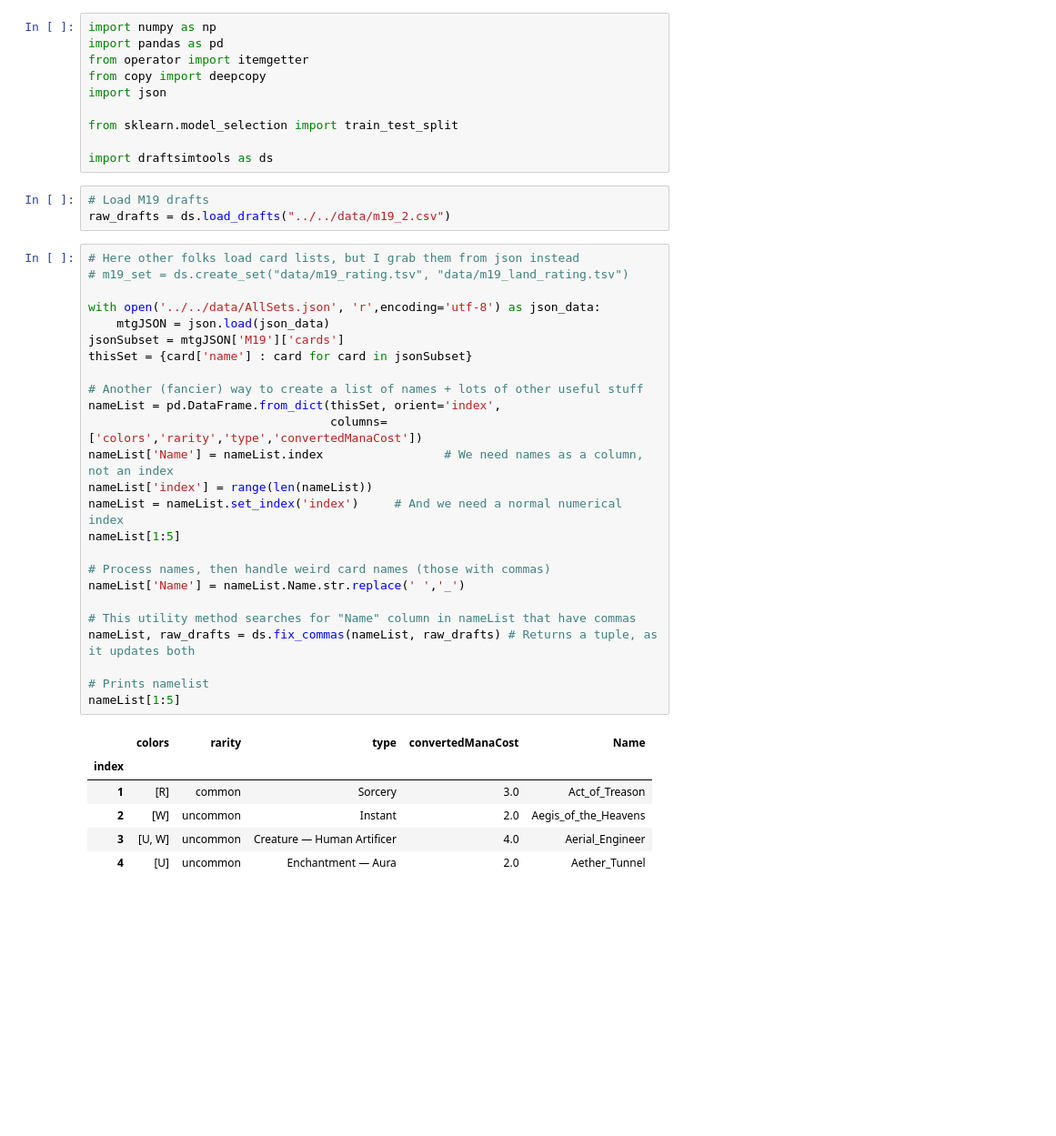
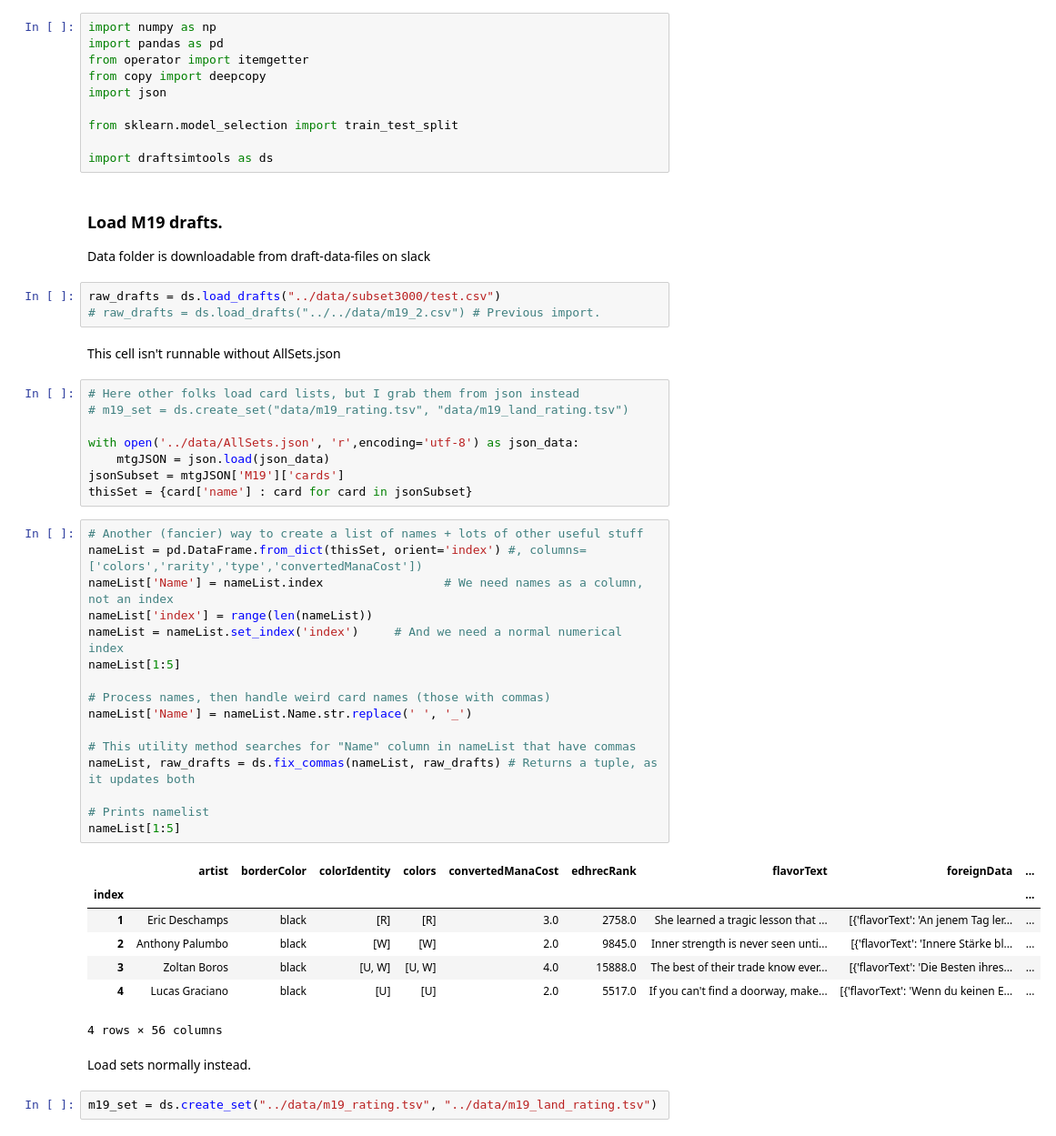
Before and after one commit to khakhalin/MTG, a Jupyter notebook: bots/testing_grounds.ipynb, the cells around one changed output. Shown at 91% size. Cells and saved outputs as stored; diff of their text form; blank space fills up the shorter version.

```diff
--- a/bots/testing_grounds.ipynb
+++ b/bots/testing_grounds.ipynb
@@ -8,38 +11,47 @@ import json
 from sklearn.model_selection import train_test_split
 
 import draftsimtools as ds
+# %% [markdown]
+### Load M19 drafts.
+Data folder is downloadable from draft-data-files on slack
 # %%
-# Load M19 drafts
-raw_drafts = ds.load_drafts("../../data/m19_2.csv")
+raw_drafts = ds.load_drafts("../data/subset3000/test.csv")
+# raw_drafts = ds.load_drafts("../../data/m19_2.csv") # Previous import.
+# %% [markdown]
+This cell isn't runnable without AllSets.json
+# %%
+# Here other folks load card lists, but I grab them from json instead
+# m19_set = ds.create_set("data/m19_rating.tsv", "data/m19_land_rating.tsv")
+
+with open('../data/AllSets.json', 'r',encoding='utf-8') as json_data:
+    mtgJSON = json.load(json_data)
+jsonSubset = mtgJSON['M19']['cards']
+thisSet = {card['name'] : card for card in jsonSubset}
 # %%
-# Here other folks load card lists, but I grab them from json instead
-# m19_set = ds.create_set("data/m19_rating.tsv", "data/m19_land_rating.tsv")
-
-with open('../../data/AllSets.json', 'r',encoding='utf-8') as json_data:
-    mtgJSON = json.load(json_data)
-jsonSubset = mtgJSON['M19']['cards']
-thisSet = {card['name'] : card for card in jsonSubset}
-
 # Another (fancier) way to create a list of names + lots of other useful stuff
-nameList = pd.DataFrame.from_dict(thisSet, orient='index',
-                                  columns=['colors','rarity','type','convertedManaCost'])
+nameList = pd.DataFrame.from_dict(thisSet, orient='index') #, columns=['colors','rarity','type','convertedManaCost'])
 nameList['Name'] = nameList.index                 # We need names as a column, not an index
 nameList['index'] = range(len(nameList))
 nameList = nameList.set_index('index')     # And we need a normal numerical index
 nameList[1:5]
 
 # Process names, then handle weird card names (those with commas)
-nameList['Name'] = nameList.Name.str.replace(' ','_')
+nameList['Name'] = nameList.Name.str.replace(' ', '_')
 
 # This utility method searches for "Name" column in nameList that have commas
 nameList, raw_drafts = ds.fix_commas(nameList, raw_drafts) # Returns a tuple, as it updates both
 
 # Prints namelist
 nameList[1:5]
 # %% [output]
-|  | colors | rarity | type | convertedManaCost | Name |
-| index |  |  |  |  |  |
-| 1 | [R] | common | Sorcery | 3.0 | Act_of_Treason |
-| 2 | [W] | uncommon | Instant | 2.0 | Aegis_of_the_Heavens |
-| 3 | [U, W] | uncommon | Creature — Human Artificer | 4.0 | Aerial_Engineer |
-| 4 | [U] | uncommon | Enchantment — Aura | 2.0 | Aether_Tunnel |
+|  | artist | borderColor | colorIdentity | colors | convertedManaCost | edhrecRank | flavorText | foreignData | ... |
+| index |  |  |  |  |  |  |  |  | ... |
+| 1 | Eric Deschamps | black | [R] | [R] | 3.0 | 2758.0 | She learned a tragic lesson that ... | [{'flavorText': 'An jenem Tag ler... | ... |
+| 2 | Anthony Palumbo | black | [W] | [W] | 2.0 | 9845.0 | Inner strength is never seen unti... | [{'flavorText': 'Innere Stärke bl... | ... |
+| 3 | Zoltan Boros | black | [U, W] | [U, W] | 4.0 | 15888.0 | The best of their trade know ever... | [{'flavorText': 'Die Besten ihres... | ... |
+| 4 | Lucas Graciano | black | [U] | [U] | 2.0 | 5517.0 | If you can't find a doorway, make... | [{'flavorText': 'Wenn du keinen E... | ... |
+4 rows × 56 columns
+# %% [markdown]
+Load sets normally instead.
+# %%
+m19_set = ds.create_set("../data/m19_rating.tsv", "../data/m19_land_rating.tsv")
```
Also changed, not shown: parts of 16 cells of this notebook, 8 other files.
